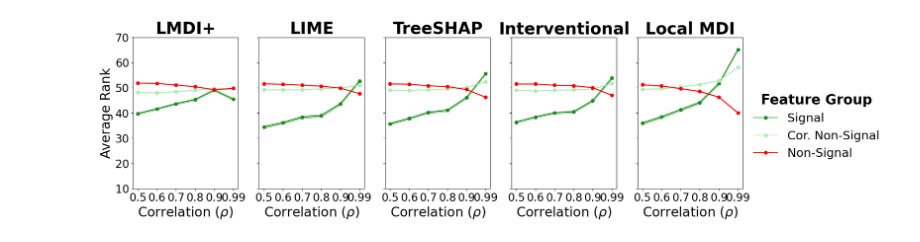
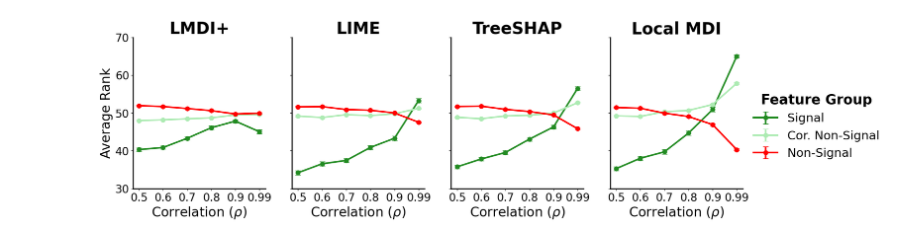
Before and after one commit to Yu-Group/imodels-experiments, a Jupyter notebook: feature_importance/correlation-bias/correlation.ipynb, the cells around one changed output. Saved outputs shown, nothing was run; the diff lists cells and outputs as text; code cells hidden in the pictures.

Commit message:
added local mdi to experiments and updated some figures

```diff
--- a/feature_importance/correlation-bias/correlation.ipynb
+++ b/feature_importance/correlation-bias/correlation.ipynb
@@ -5,7 +5,7 @@ import matplotlib.pyplot as plt
 import math
 from matplotlib import font_manager
 # %%
-lfi_methods = ["lmdi_plus", "lime", "shap", "interventional_shap", "lmdi_sutera"]
+lfi_methods = ["lmdi_plus", "lime", "shap", "lmdi_sutera"]
 # %%
 pves = [0.1]
 rhos = [0.5, 0.6, 0.7, 0.8, 0.9, 0.99]
@@ -43,11 +43,11 @@ for method in lfi_methods:
     sd_results[method] = sd_group_results
     mean_results[method] = group_results
 # %%
-titles = {'shap': 'TreeSHAP', 'lime': 'LIME',
-          'lmdi_plus': 'LMDI+', 'lmdi_sutera': 'Local MDI',
-          'interventional_shap': 'Interventional'}
+titles = {'shap': 'TreeSHAP', 'lime': 'LIME', 'lmdi_sutera': 'Local MDI',
+          'lmdi_plus': 'LMDI+'}
 rf_plots = []
 for pve_idx in range(len([1])):
+    print("--------------------------")
     fig, axs = plt.subplots(1, len(lfi_methods), sharey=True, figsize=(20, 5))
     if pves[pve_idx] == 0.1:
         plt.ylim(30, 70)
@@ -63,30 +63,42 @@ for pve_idx in range(len([1])):
         # plt.rcParams['axes.edgecolor'] = 'lightgrey'
         plt.rcParams['axes.edgecolor'] = 'black'
         plt.rcParams['axes.linewidth'] = 2.0
-        axs[method_idx].plot(mean_results[lfi_methods[method_idx]]['sig'][pve_idx, :], marker = "o",
-                 label="Signal", color='forestgreen')
-        axs[method_idx].fill_between(range(len(rhos)),
-                         mean_results[lfi_methods[method_idx]]['sig'][pve_idx, :] - \
-                             sd_results[lfi_methods[method_idx]]['sig'][pve_idx, :],
-                             mean_results[lfi_methods[method_idx]]['sig'][pve_idx, :] + \
-                                 sd_results[lfi_methods[method_idx]]['sig'][pve_idx, :],
-                                 color='forestgreen', alpha=0.3)
-        axs[method_idx].plot(mean_results[lfi_methods[method_idx]]['c_nsig'][pve_idx, :], marker = "o",
-                 label="Cor. Non-Signal", color='#ADEBB3')
-        axs[method_idx].fill_between(range(len(rhos)),
-                         mean_results[lfi_methods[method_idx]]['c_nsig'][pve_idx, :] - \
-                             sd_results[lfi_methods[method_idx]]['c_nsig'][pve_idx, :],
-                             mean_results[lfi_methods[method_idx]]['c_nsig'][pve_idx, :] + \
-                                 sd_results[lfi_methods[method_idx]]['c_nsig'][pve_idx, :],
-                                 color='#ADEBB3', alpha=0.3)
-        axs[method_idx].plot(mean_results[lfi_methods[method_idx]]['nsig'][pve_idx, :], marker = "o",
-                 label="Non-Signal", color='red')
-        axs[method_idx].fill_between(range(len(rhos)),
-                         mean_results[lfi_methods[method_idx]]['nsig'][pve_idx, :] - \
-                             sd_results[lfi_methods[method_idx]]['nsig'][pve_idx, :],
-                             mean_results[lfi_methods[method_idx]]['nsig'][pve_idx, :] + \
-                                 sd_results[lfi_methods[method_idx]]['nsig'][pve_idx, :],
-                                 color = 'red', alpha=0.3)
+        axs[method_idx].errorbar(range(len(rhos)), mean_results[lfi_methods[method_idx]]['sig'][pve_idx, :],
+                 yerr=sd_results[lfi_methods[method_idx]]['sig'][pve_idx, :],
+                 fmt='o', color='forestgreen', label='Signal', capsize=5,
+                 linestyle='solid', linewidth=3, markersize=8)
+        axs[method_idx].errorbar(range(len(rhos)), mean_results[lfi_methods[method_idx]]['c_nsig'][pve_idx, :],
+                 yerr=sd_results[lfi_methods[method_idx]]['c_nsig'][pve_idx, :],
+                 fmt='o', color='#ADEBB3', label='Cor. Non-Signal', capsize=5,
+                 linestyle='solid', linewidth=3, markersize=8)
+        axs[method_idx].errorbar(range(len(rhos)), mean_results[lfi_methods[method_idx]]['nsig'][pve_idx, :],
+                 yerr=sd_results[lfi_methods[method_idx]]['nsig'][pve_idx, :],
+                 fmt='o', color='red', label='Non-Signal', capsize=5,
+                 linestyle='solid', linewidth=3, markersize=8)
+        # axs[method_idx].plot(mean_results[lfi_methods[method_idx]]['sig'][pve_idx, :], marker = "o",
+        #          label="Signal", color='forestgreen')
+        # axs[method_idx].fill_between(range(len(rhos)),
+        #                  mean_results[lfi_methods[method_idx]]['sig'][pve_idx, :] - \
+        #                      sd_results[lfi_methods[method_idx]]['sig'][pve_idx, :],
+        #                      mean_results[lfi_methods[method_idx]]['sig'][pve_idx, :] + \
+        #                          sd_results[lfi_methods[method_idx]]['sig'][pve_idx, :],
+        #                          color='forestgreen', alpha=0.3)
+        # axs[method_idx].plot(mean_results[lfi_methods[method_idx]]['c_nsig'][pve_idx, :], marker = "o",
+        #          label="Cor. Non-Signal", color='#ADEBB3')
+        # axs[method_idx].fill_between(range(len(rhos)),
+        #                  mean_results[lfi_methods[method_idx]]['c_nsig'][pve_idx, :] - \
+        #                      sd_results[lfi_methods[method_idx]]['c_nsig'][pve_idx, :],
+        #                      mean_results[lfi_methods[method_idx]]['c_nsig'][pve_idx, :] + \
+        #                          sd_results[lfi_methods[method_idx]]['c_nsig'][pve_idx, :],
+        #                          color='#ADEBB3', alpha=0.3)
+        # axs[method_idx].plot(mean_results[lfi_methods[method_idx]]['nsig'][pve_idx, :], marker = "o",
+        #          label="Non-Signal", color='red')
+        # axs[method_idx].fill_between(range(len(rhos)),
+        #                  mean_results[lfi_methods[method_idx]]['nsig'][pve_idx, :] - \
+        #                      sd_results[lfi_methods[method_idx]]['nsig'][pve_idx, :],
+        #                      mean_results[lfi_methods[method_idx]]['nsig'][pve_idx, :] + \
+        #                          sd_results[lfi_methods[method_idx]]['nsig'][pve_idx, :],
+        #                          color = 'red', alpha=0.3)
         axs[method_idx].set_xlabel(r'Correlation ($\rho$)', fontsize=24)
         # x-axis ticks should be rho values
         axs[method_idx].set_xticks(range(len(rhos)), rhos)
@@ -94,11 +106,10 @@ for pve_idx in range(len([1])):
         axs[method_idx].tick_params(axis='both', labelsize=20)
 
         # set y-axis ticks at 30, 40, 50, 60, 70
-        # if pves[pve_idx] == 0.1:
-        #     axs[method_idx].set_yticks([30, 40, 50, 60, 70])
-        # else:
-        #     axs[method_idx].set_yticks([10, 20, 30, 40, 50, 60, 70])
-        axs[method_idx].set_yticks([10, 20, 30, 40, 50, 60, 70])
+        if pves[pve_idx] == 0.1:
+            axs[method_idx].set_yticks([30, 40, 50, 60, 70])
+        else:
+            axs[method_idx].set_yticks([10, 20, 30, 40, 50, 60, 70])
         # y-axis label should be Average Ranking
         if method_idx == 0:
             axs[method_idx].set_ylabel("Average Rank", fontsize=24)
@@ -109,6 +120,6 @@ for pve_idx in range(len([1])):
     # fig.text(0.06, 0.5, "RF Model", ha='center', va='center', rotation=90, fontsize=24, fontstyle='italic', fontweight='bold')
     rf_plots.append(plt.gcf())
     # plt.savefig("images/bigger/correlation.png", format='png', bbox_inches='tight')
-    # plt.savefig("images/bigger/correlation.pdf", format='pdf', bbox_inches='tight')
+    plt.savefig("images/correlation.pdf", format='pdf', bbox_inches='tight')
     plt.show()
 # %% [output]
@@ -115 +127 @@ for pve_idx in range(len([1])):
-[figure, old version]
+[figure, new version]
```
Also changed, not shown: parts of 1 cell of this notebook, 14 other files.
